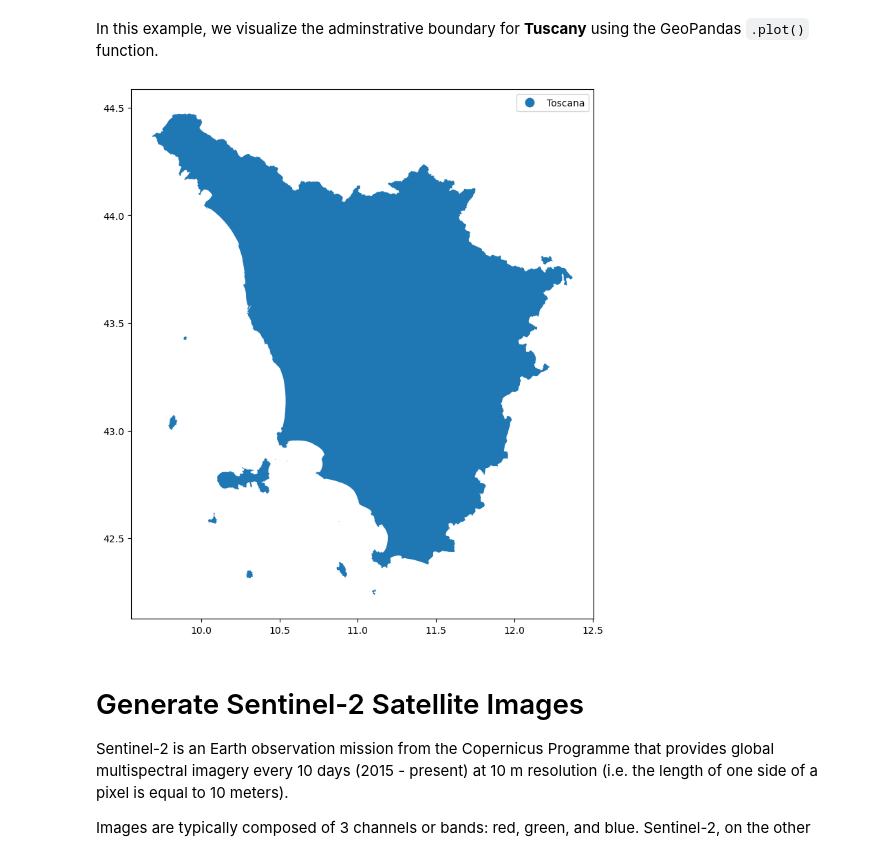
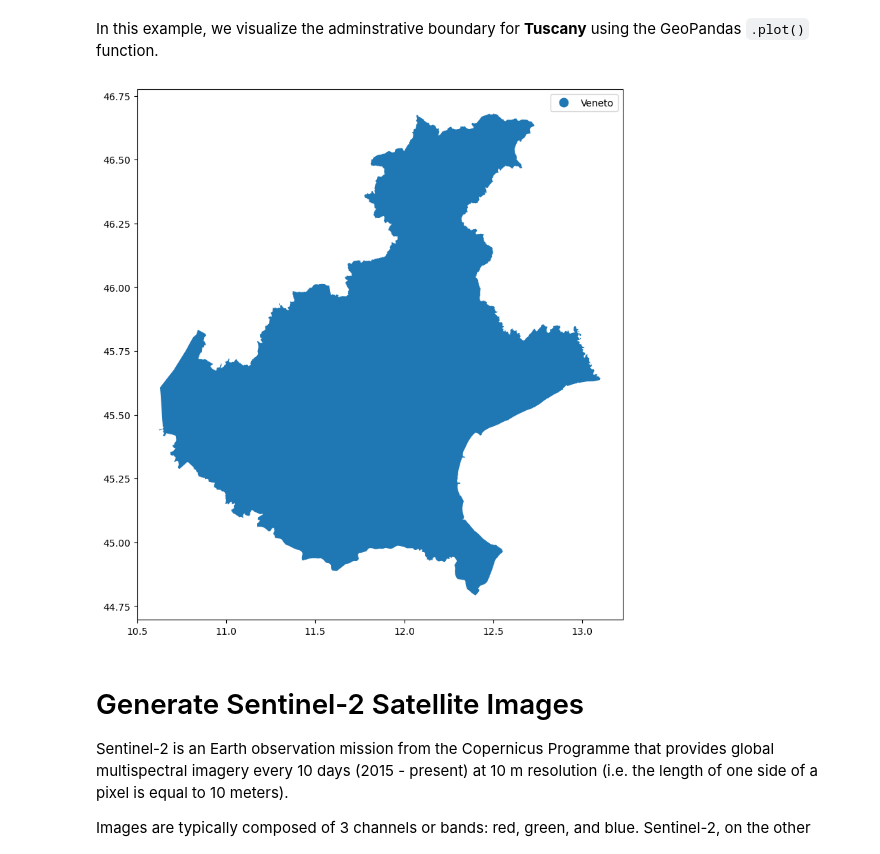
Before and after one commit to AntonioDonnangelo/italian_agriculture_and_protests_analysis, a Jupyter notebook: LULC/LULC_Prediction.ipynb, the cells around one changed output. Drawn from its saved outputs; the diff is of its cells as text; code cells hidden in the pictures.

```diff
--- a/LULC/LULC_Prediction.ipynb
+++ b/LULC/LULC_Prediction.ipynb
@@ -95,9 +93,9 @@ request 200
 # %%
-filename = 'geoboundary.geojson'
+filename = 'Italia_geoboundary.geojson'
 # Read data using GeoPandas
 geoboundary = gpd.read_file(filename)
 print("Data dimensions: {}".format(geoboundary.shape))
-geoboundary.sample(3)
+geoboundary.sample(20)
 # %% [output]
 Data dimensions: (20, 6)
 |  | shapeName | shapeISO | shapeID | shapeGroup | shapeType | geometry |
@@ -107,11 +118,11 @@ Data dimensions: (20, 6)
 # %% [markdown]
 In this example, we visualize the adminstrative boundary for **Tuscany** using the GeoPandas `.plot()` function.
 # %%
-shape_name = 'Toscana'
+shape_name = 'Veneto'
 fig, ax = plt.subplots(1, figsize=(10,10))
 geoboundary[geoboundary.shapeName == shape_name].plot('shapeName', legend=True, ax=ax);
 # %% [output]
-[figure, old version]
+[figure, new version]
 # %% [markdown]
 # Generate Sentinel-2 Satellite Images
 Sentinel-2 is an Earth observation mission from the Copernicus Programme that provides global multispectral imagery every 10 days (2015 - present) at 10 m resolution (i.e. the length of one side of a pixel is equal to 10 meters).
```
Also changed, not shown: parts of 31 cells of this notebook, 20 other files.
